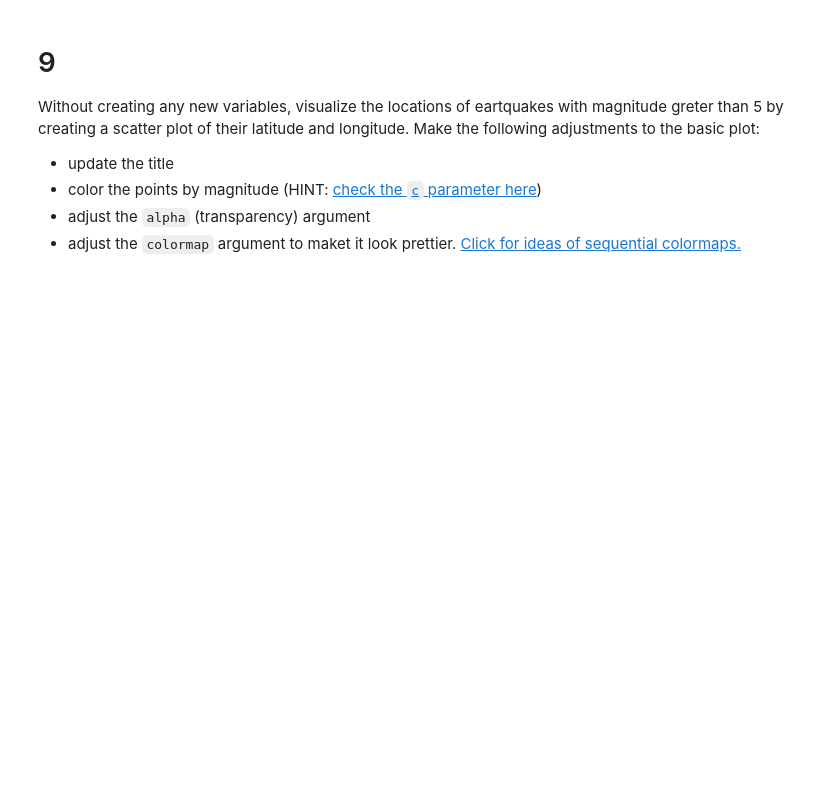
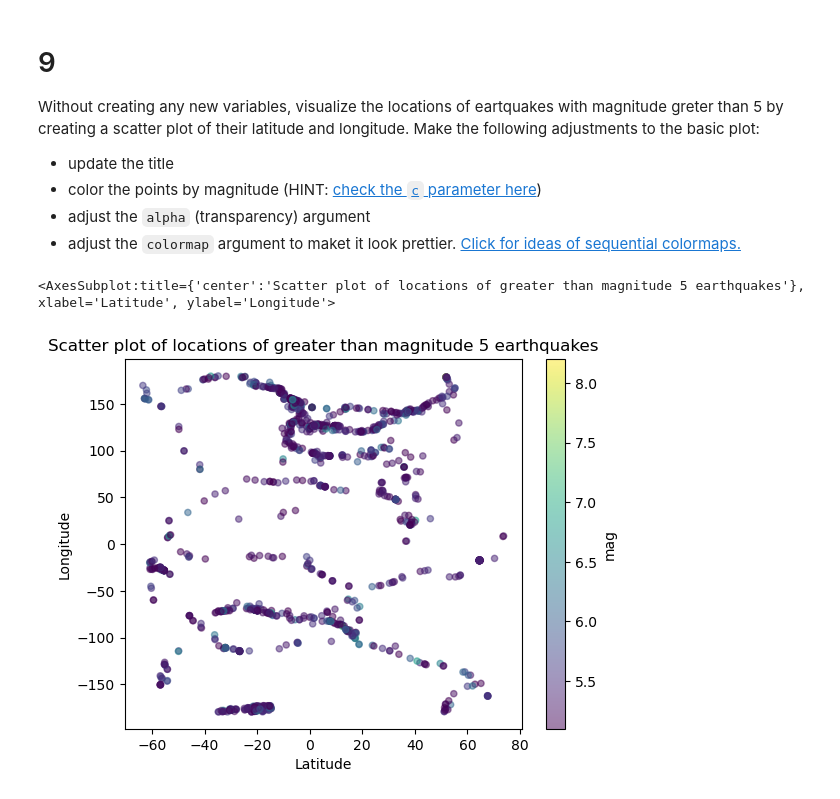
Before and after one commit to haylee360/eds220-hwk1, a Jupyter notebook: hwk1-task3-earthquakes-Oyler.ipynb, the cells around one changed output. Drawn from its saved outputs; the diff is of its cells as text; code cells hidden in the pictures; blank space fills up the shorter version.

```diff
--- a/hwk1-task3-earthquakes-Oyler.ipynb
+++ b/hwk1-task3-earthquakes-Oyler.ipynb
@@ -165,5 +256,19 @@ Without creating any new variables, visualize the locations of eartquakes with m
 - color the points by magnitude (HINT: [check the `c` parameter here](https://pandas.pydata.org/pandas-docs/stable/reference/api/pandas.DataFrame.plot.scatter.html))
 - adjust the `alpha` (transparency) argument
 - adjust the `colormap` argument to maket it look prettier. [Click for ideas of sequential colormaps.](https://matplotlib.org/stable/users/explain/colors/colormaps.html)
+# %%
+# Plot a bar plot of the magnitude of the top 20 earthquakes
+eqk[eqk['mag'] > 5].plot(x = 'latitude',
+                         y = 'longitude',
+                         kind = 'scatter',
+                         title = 'Scatter plot of locations of greater than magnitude 5 earthquakes',
+                         xlabel = 'Latitude',
+                         ylabel = 'Longitude',
+                         c = 'mag',
+                         colormap = 'viridis',
+                        alpha = 0.5)
+# %% [output]
+<AxesSubplot:title={'center':'Scatter plot of locations of greater than magnitude 5 earthquakes'}, xlabel='Latitude', ylabel='Longitude'>
+[figure, added]
 # %% [markdown]
 <!-- END QUESTION -->
```
Also changed, not shown: parts of 20 cells of this notebook.
